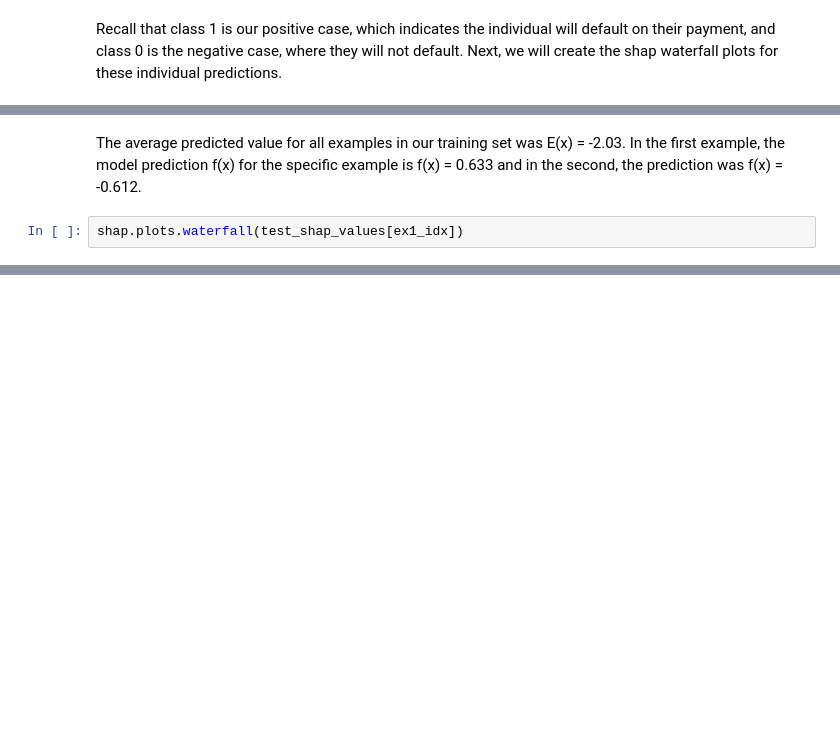
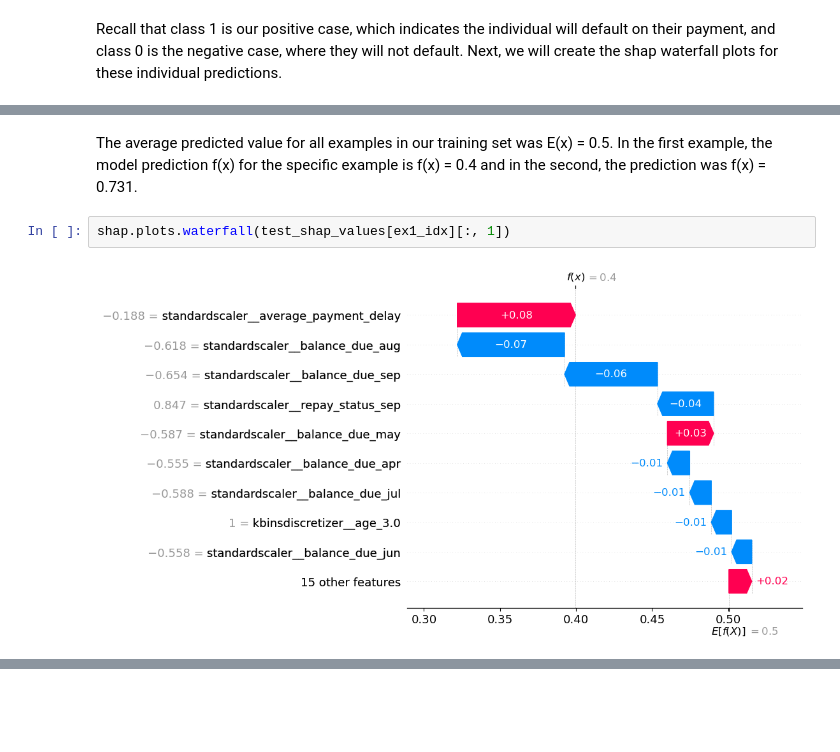
Before and after one commit to ivy-ll/cs330hw5, a Jupyter notebook: hw5.ipynb, the cells around one changed output, grey strips where cells are left out. Cells and saved outputs as stored; diff of their text form; blank space fills up the shorter version.

```diff
--- a/hw5.ipynb
+++ b/hw5.ipynb
@@ -1119,7 +1119,9 @@ pred_proba_ex2 = final_pipe_rf.predict_proba(X_test)[ex2_idx]
 # %% [output]
 [interactive output not drawn]
 # %% [markdown]
-The average predicted value for all examples in our training set was E(x) = -2.03. In the first example, the model prediction f(x) for the specific example is f(x) = 0.633 and in the second, the prediction was f(x) = -0.612.
+The average predicted value for all examples in our training set was E(x) = 0.5. In the first example, the model prediction f(x) for the specific example is f(x) = 0.4 and in the second, the prediction was f(x) = 0.731.
 # %%
-shap.plots.waterfall(test_shap_values[ex1_idx])
+shap.plots.waterfall(test_shap_values[ex1_idx][:, 1])
+# %% [output]
+[figure, added]
 # %%
```
Also changed, not shown: parts of 7 cells of this notebook.
